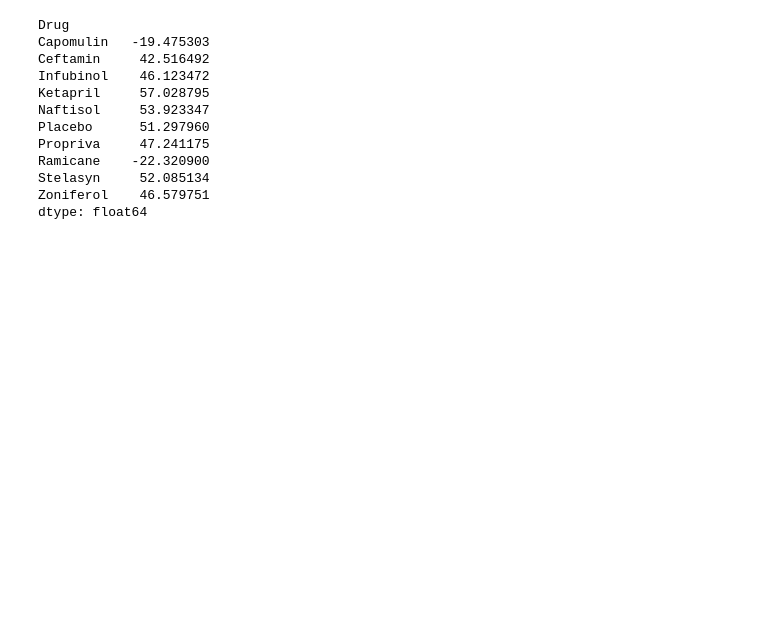
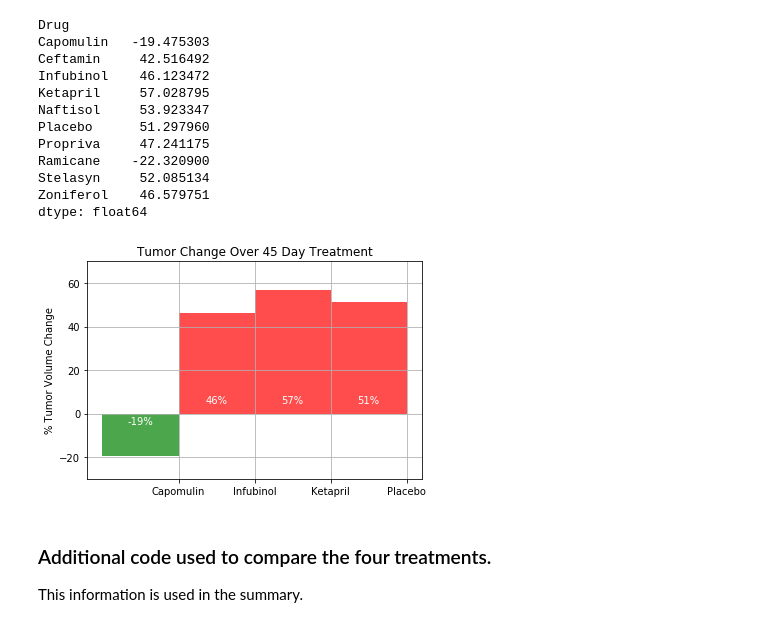
Before and after one commit to douglasdrake/Survival-Data, a Jupyter notebook: DouglasDrake-Homework5.ipynb, the cells around one changed output. Drawn from its saved outputs; the diff is of its cells as text; code cells hidden in the pictures; blank space fills up the shorter version.

Commit message:
Addition of summary

```diff
--- a/DouglasDrake-Homework5.ipynb
+++ b/DouglasDrake-Homework5.ipynb
@@ -357,0 +347,29 @@ dtype: float64
+# %%
+# Use the pandas.plot method and then adjust the plot object with setter methods
+drugs = ["Capomulin", "Infubinol", "Ketapril", "Placebo"]
+ax = percent_change_series[drugs].plot(kind="bar", rot=0, grid=True, align="edge",\
+                                      color=["green", "red", "red", "red"], width=1, alpha=0.7)
+ax.set_xlabel("")
+ax.set_ylabel("% Tumor Volume Change")
+ax.set_title("Tumor Change Over 45 Day Treatment")
+ax.set_xticks(np.arange(1,5))
+ax.set_yticks(np.arange(-20, 80, 20))
+ax.set_xlim(-0.2, 4.2)
+ax.set_ylim(-30, 70)
+
+# Now add the percentages to the plot
+percents =  percent_change_series[drugs]
+x_axis = np.arange(0.5, 4.5, 1)
+for x, percent in zip(x_axis, percents):
+    if percent < 0:
+        y = -5
+    else:
+        y = 5
+    ax.text(x, y, f"{percent:.0f}%", horizontalalignment="center", color="white")
+
+plt.savefig("tumorchange.png")
+# %% [output]
+[figure, added]
+# %% [markdown]
+### Additional code used to compare the four treatments.
+This information is used in the summary.
```
Also changed, not shown: parts of 8 cells of this notebook, 1 other file.
